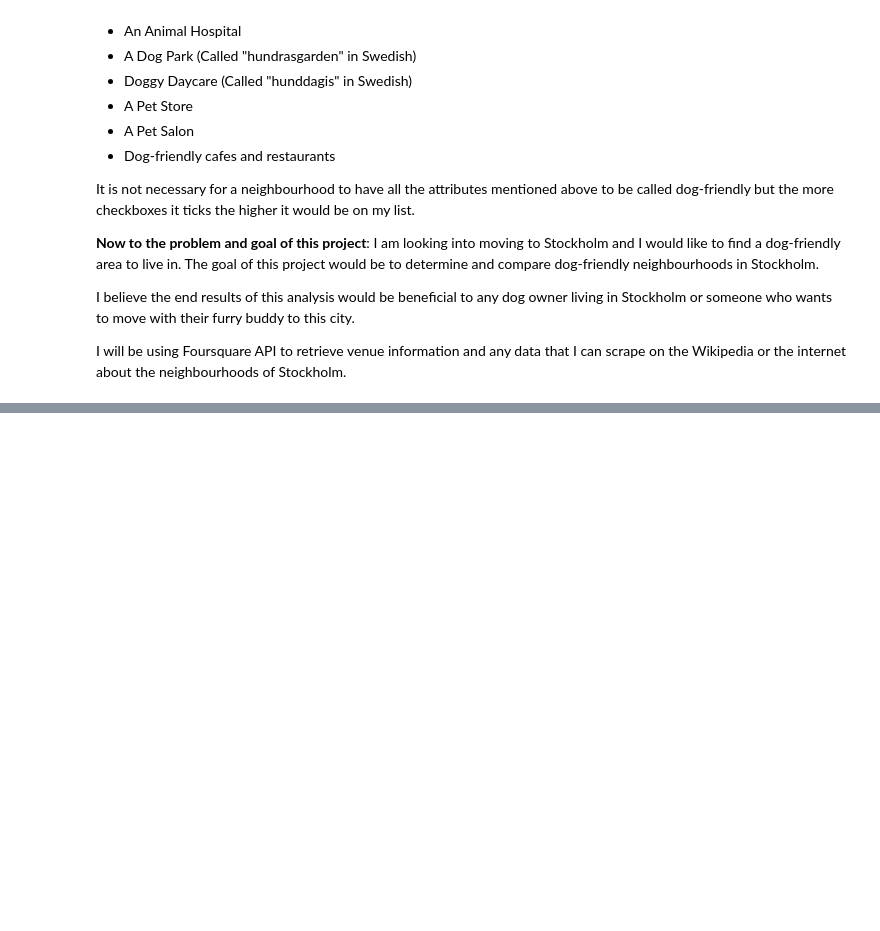
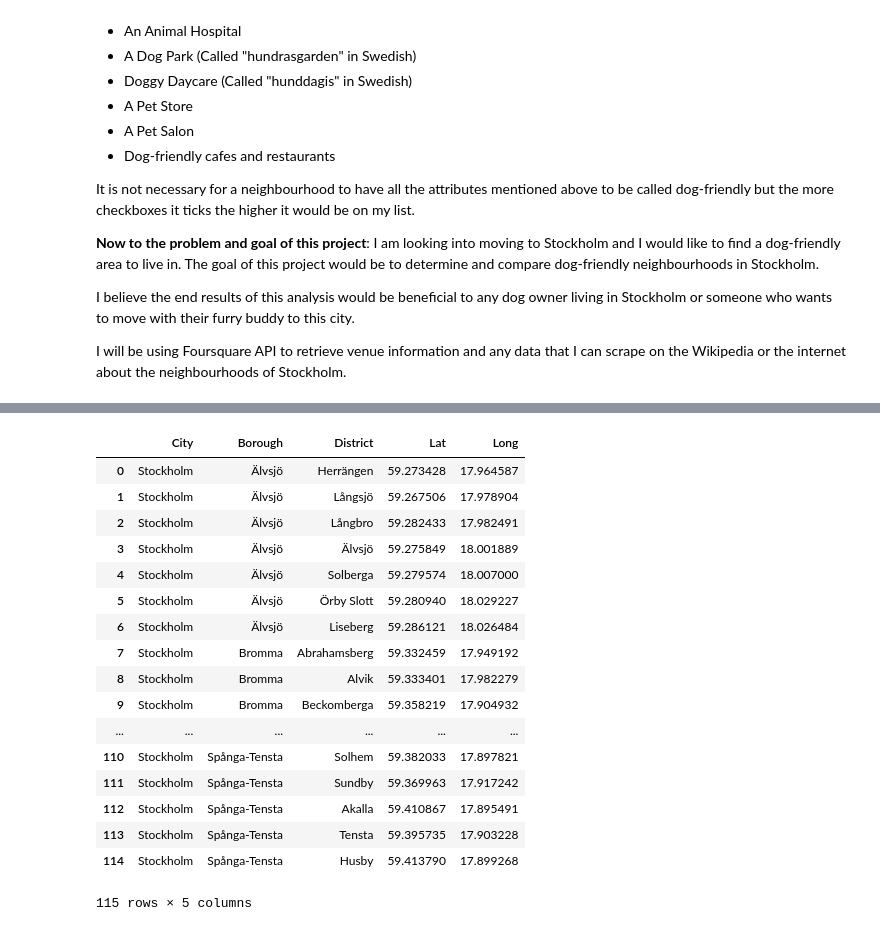
Before and after one commit to liubakk/Coursera_Capstone, a Jupyter notebook: dogfriendly.ipynb, the cells around one changed output, grey strips where cells are left out. Drawn from its saved outputs; the diff is of its cells as text; code cells hidden in the pictures; blank space fills up the shorter version.

```diff
--- a/dogfriendly.ipynb
+++ b/dogfriendly.ipynb
@@ -78,0 +129,3 @@ map_stkhlm
+# %%
+data = pd.read_csv("/Users/liuba/Desktop/GitHub/Coursera_Capstone/stockholm_districts_coords.csv")
+data.head()
@@ -78,0 +350,21 @@ map_stkhlm
+# %%
+data
+# %% [output]
+|  | City | Borough | District | Lat | Long |
+| 0 | Stockholm | Älvsjö | Herrängen | 59.273428 | 17.964587 |
+| 1 | Stockholm | Älvsjö | Långsjö | 59.267506 | 17.978904 |
+| 2 | Stockholm | Älvsjö | Långbro | 59.282433 | 17.982491 |
+| 3 | Stockholm | Älvsjö | Älvsjö | 59.275849 | 18.001889 |
+| 4 | Stockholm | Älvsjö | Solberga | 59.279574 | 18.007000 |
+| 5 | Stockholm | Älvsjö | Örby Slott | 59.280940 | 18.029227 |
+| 6 | Stockholm | Älvsjö | Liseberg | 59.286121 | 18.026484 |
+| 7 | Stockholm | Bromma | Abrahamsberg | 59.332459 | 17.949192 |
+| 8 | Stockholm | Bromma | Alvik | 59.333401 | 17.982279 |
+| 9 | Stockholm | Bromma | Beckomberga | 59.358219 | 17.904932 |
+| ... | ... | ... | ... | ... | ... |
+| 110 | Stockholm | Spånga-Tensta | Solhem | 59.382033 | 17.897821 |
+| 111 | Stockholm | Spånga-Tensta | Sundby | 59.369963 | 17.917242 |
+| 112 | Stockholm | Spånga-Tensta | Akalla | 59.410867 | 17.895491 |
+| 113 | Stockholm | Spånga-Tensta | Tensta | 59.395735 | 17.903228 |
+| 114 | Stockholm | Spånga-Tensta | Husby | 59.413790 | 17.899268 |
+115 rows × 5 columns
```
Also changed, not shown: parts of 32 cells of this notebook, 1 other file.
